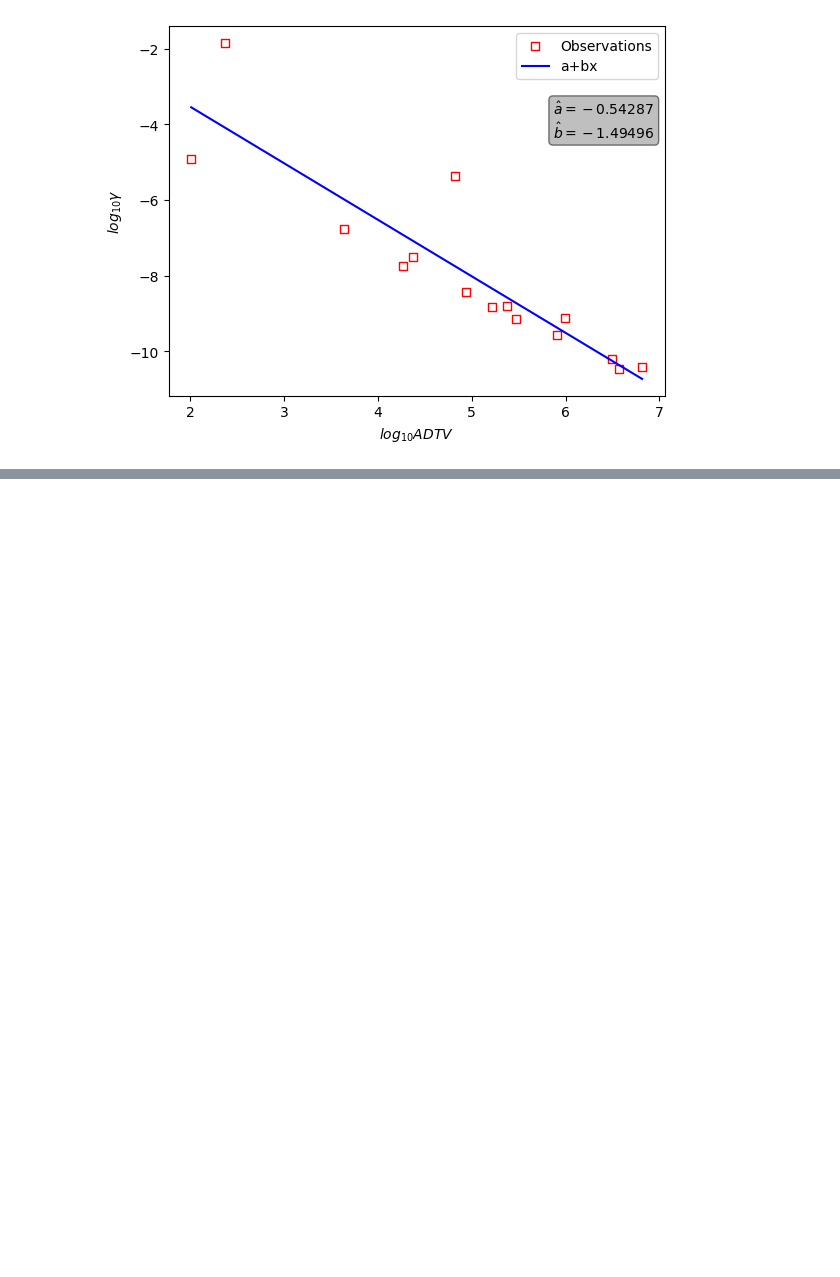
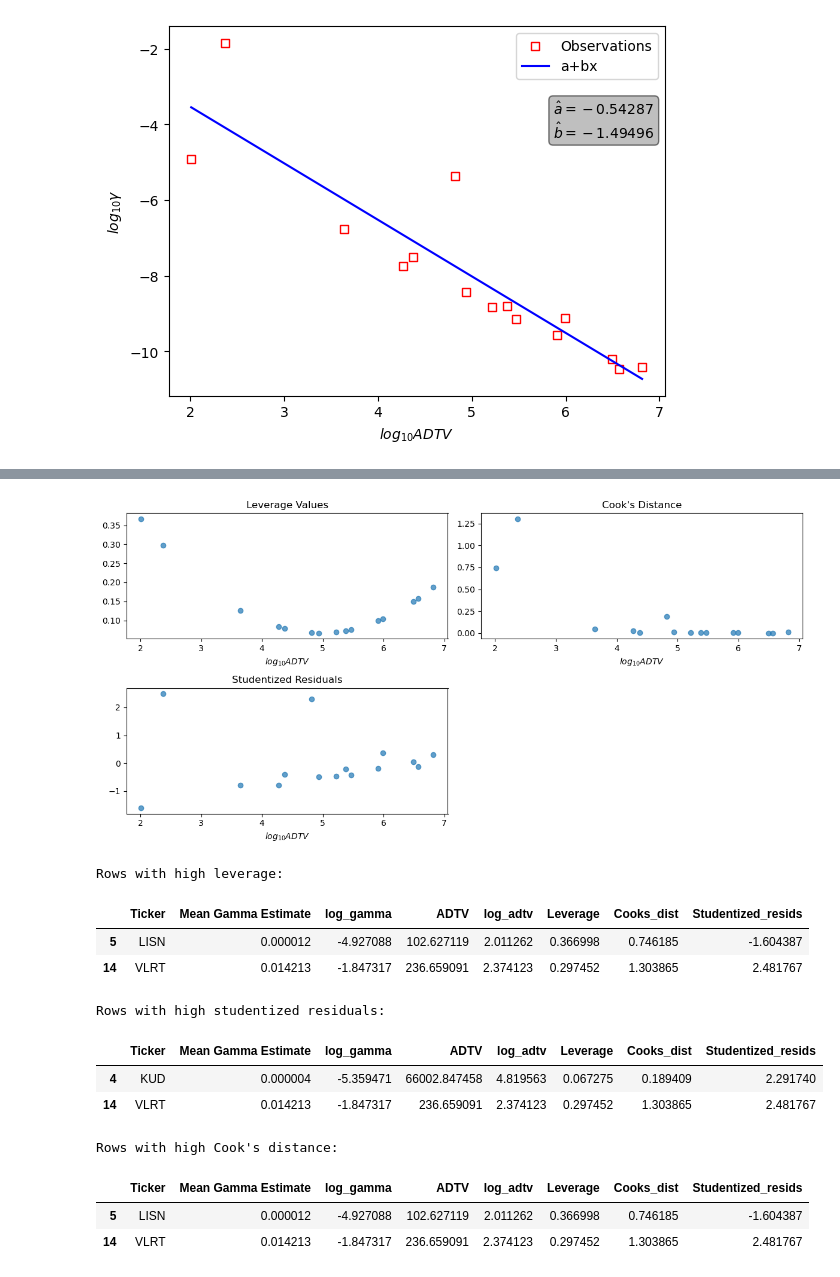
Before and after one commit to dianayjin/lending-value-model-for-illiquid-Lombard-financing, a Jupyter notebook: notebooks/2.3-dj-parameter-ADTV.ipynb, the cells around one changed output, grey strips where cells are left out. Drawn from its saved outputs; the diff is of its cells as text; code cells hidden in the pictures; blank space fills up the shorter version.

```diff
--- a/notebooks/2.3-dj-parameter-ADTV.ipynb
+++ b/notebooks/2.3-dj-parameter-ADTV.ipynb
@@ -98,0 +109,63 @@ plt.show()
+# %%
+influence = result.get_influence()
+
+# leverage (hat values)
+merged_df['Leverage'] = influence.hat_matrix_diag
+
+# Cook's distance
+merged_df['Cooks_dist'] = influence.cooks_distance[0]
+
+# studentized residuals
+merged_df['Studentized_resids'] = influence.resid_studentized_internal
+
+# plot
+plt.figure(figsize=(12, 6))
+plt.subplot(2, 2, 1)
+plt.scatter(merged_df['log_adtv'], merged_df['Leverage'], alpha=0.7)
+plt.title('Leverage Values')
+plt.xlabel('$log_{10}ADTV$')
+
+plt.subplot(2, 2, 2)
+plt.scatter(merged_df['log_adtv'], merged_df['Cooks_dist'], alpha=0.7)
+plt.title("Cook's Distance")
+plt.xlabel('$log_{10}ADTV$')
+
+plt.subplot(2, 2, 3)
+plt.scatter(merged_df['log_adtv'], merged_df['Studentized_resids'], alpha=0.7)
+plt.title('Studentized Residuals')
+plt.xlabel('$log_{10}ADTV$')
+
+plt.tight_layout()
+plt.show()
+
+# high leverage threshold
+leverage_lim = 2 * (len(result.params)) / len(merged_df)
+resid_lim = 2
+cooks_lim = 4 / (len(merged_df) - len(result.params) - 1)
+
+# find rows
+high_leverage_indices = np.where(merged_df['Leverage'] > leverage_lim)[0]
+high_resid_indices = np.where(np.abs(merged_df['Studentized_resids']) > resid_lim)[0]
+high_cooks_indices = np.where(merged_df['Cooks_dist'] > cooks_lim)[0]
+
+# print rows
+print("Rows with high leverage:")
+display(merged_df.iloc[high_leverage_indices])
+print("Rows with high studentized residuals:")
+display(merged_df.iloc[high_resid_indices])
+print("Rows with high Cook's distance:")
+display(merged_df.iloc[high_cooks_indices])
+# %% [output]
+[figure, added]
+Rows with high leverage:
+|  | Ticker | Mean Gamma Estimate | log_gamma | ADTV | log_adtv | Leverage | Cooks_dist | Studentized_resids |
+| 5 | LISN | 0.000012 | -4.927088 | 102.627119 | 2.011262 | 0.366998 | 0.746185 | -1.604387 |
+| 14 | VLRT | 0.014213 | -1.847317 | 236.659091 | 2.374123 | 0.297452 | 1.303865 | 2.481767 |
+Rows with high studentized residuals:
+|  | Ticker | Mean Gamma Estimate | log_gamma | ADTV | log_adtv | Leverage | Cooks_dist | Studentized_resids |
+| 4 | KUD | 0.000004 | -5.359471 | 66002.847458 | 4.819563 | 0.067275 | 0.189409 | 2.291740 |
+| 14 | VLRT | 0.014213 | -1.847317 | 236.659091 | 2.374123 | 0.297452 | 1.303865 | 2.481767 |
+Rows with high Cook's distance:
+|  | Ticker | Mean Gamma Estimate | log_gamma | ADTV | log_adtv | Leverage | Cooks_dist | Studentized_resids |
+| 5 | LISN | 0.000012 | -4.927088 | 102.627119 | 2.011262 | 0.366998 | 0.746185 | -1.604387 |
+| 14 | VLRT | 0.014213 | -1.847317 | 236.659091 | 2.374123 | 0.297452 | 1.303865 | 2.481767 |
```
Also changed, not shown: parts of 7 cells of this notebook, 46 other files.
